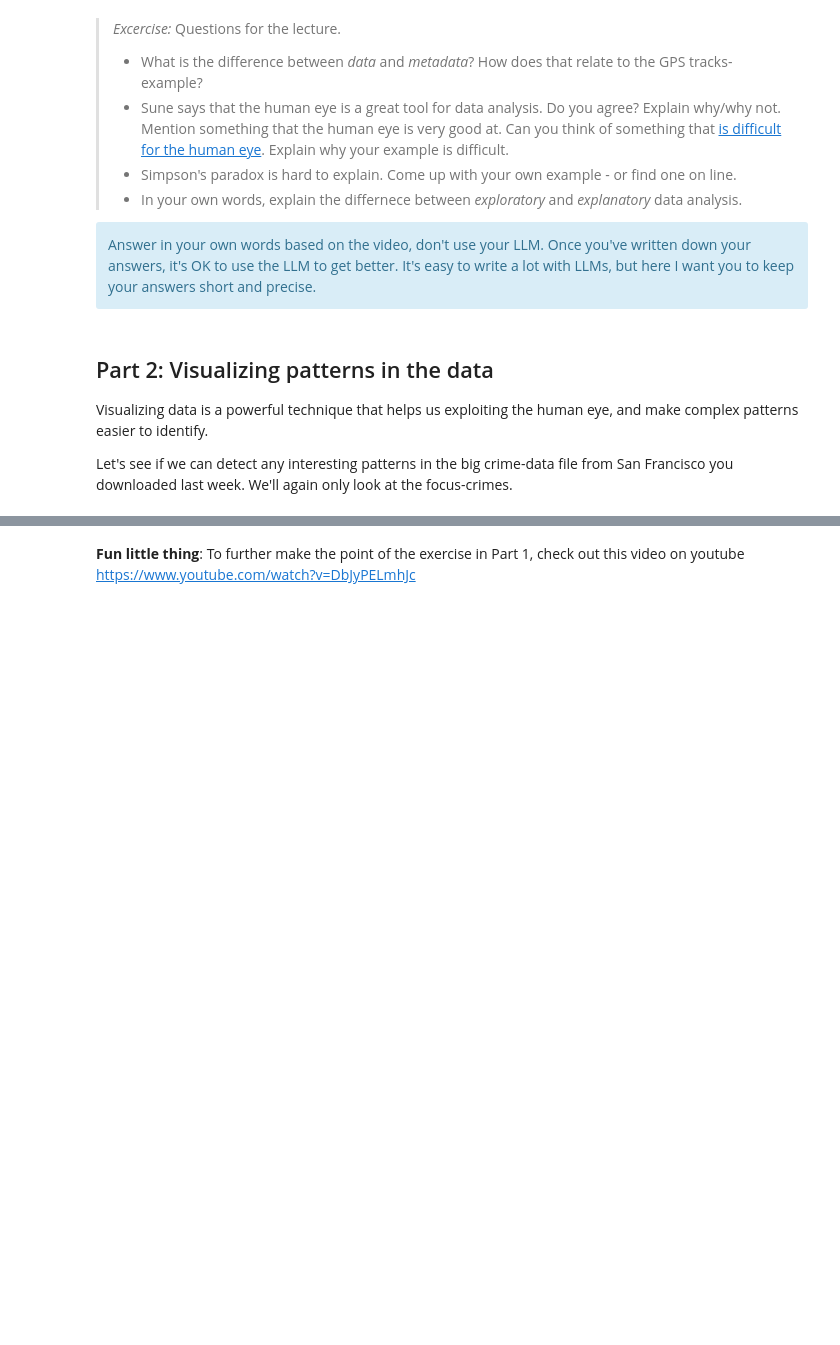
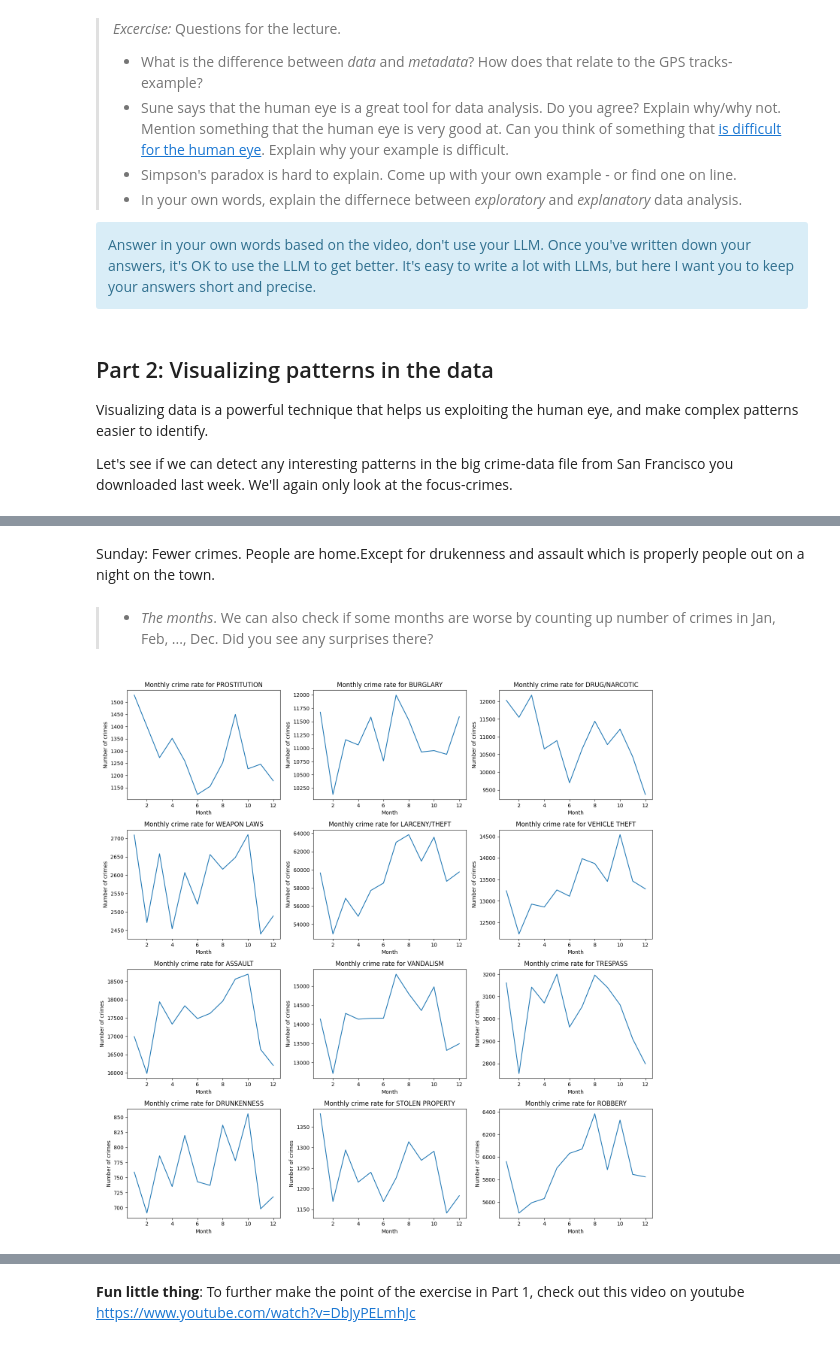
Before and after one commit to AleksandarLukic96/02806_Social_Data, a Jupyter notebook: notebooks/W2_Victor.ipynb, the cells around one changed output, grey strips where cells are left out. Cells and saved outputs as stored; diff of their text form; code cells hidden in the pictures; blank space fills up the shorter version.

```diff
--- a/notebooks/W2_Victor.ipynb
+++ b/notebooks/W2_Victor.ipynb
@@ -179,0 +222,22 @@ It's OK to ask your LLM for help with creating these plots, but try on your own
+# %% [markdown]
+Sunday: Fewer crimes. People are home.Except for drukenness and assault which is properly people out on a night on the town.
+# %% [markdown]
+> * *The months*. We can also check if some months are worse by counting up number of crimes in Jan, Feb, ..., Dec. Did you see any surprises there?
+# %%
+#Monthly crime rate based on "Month"
+fig, axs = plt.subplots(4, 3, figsize=(15, 15))
+
+i = 0
+for crime in focuscrimes:
+    crimeData = data[data["Category"] == crime]
+    dailyCrime = crimeData.groupby("Month").size()
+    row, col = divmod(i, 3)
+    dailyCrime.plot(ax=axs[row, col])
+    axs[row, col].set_title("Monthly crime rate for " + crime)
+    axs[row, col].set_xlabel("Month")
+    axs[row, col].set_ylabel("Number of crimes")
+    i += 1
+
+plt.tight_layout()
+# %% [output]
+[figure, added]
```
Also changed, not shown: parts of 13 cells of this notebook.
